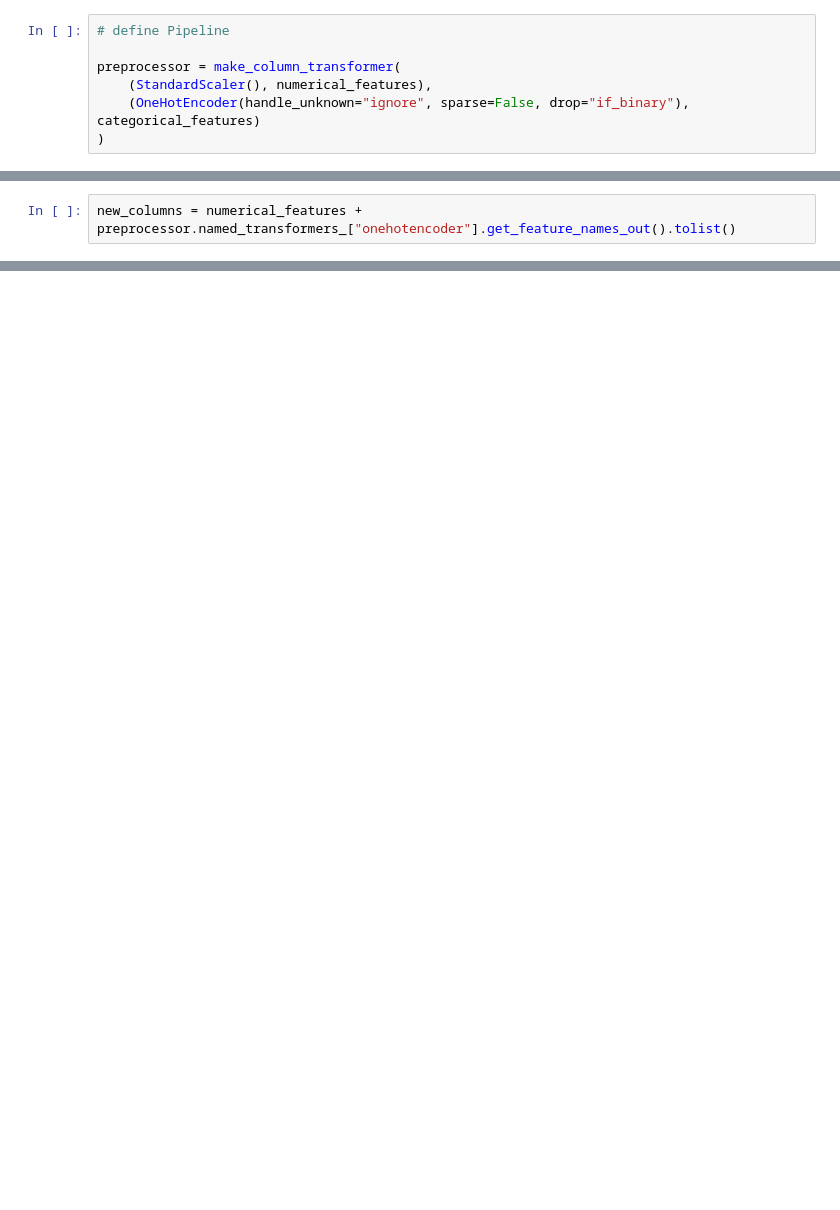
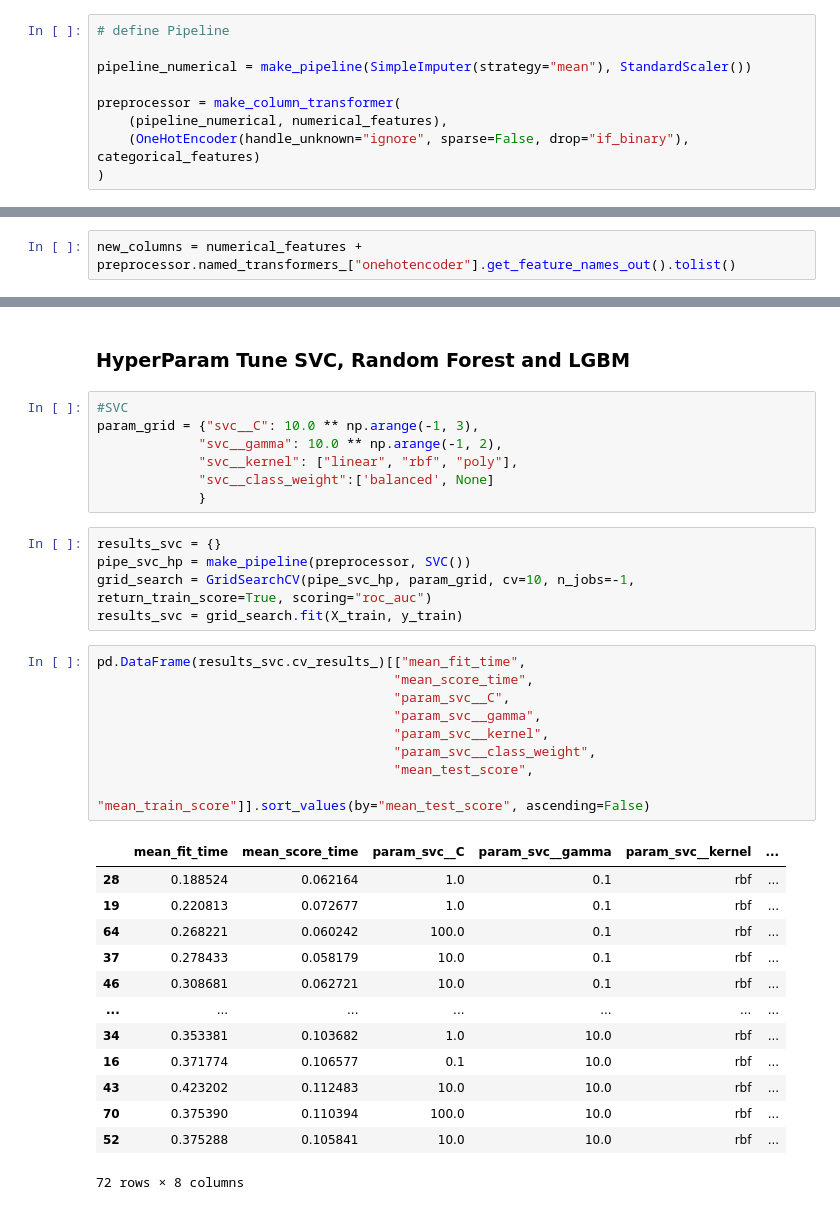
Before and after one commit to valli180/customer_churn_analysis, a Jupyter notebook: model.ipynb, the cells around one changed output, grey strips where cells are left out. Drawn from its saved outputs; the diff is of its cells as text; blank space fills up the shorter version.

Commit message:
Complete HyperParam Tuning

```diff
--- a/model.ipynb
+++ b/model.ipynb
@@ -232,8 +277,10 @@ pass_through = []
 # %%
 # define Pipeline
 
+pipeline_numerical = make_pipeline(SimpleImputer(strategy="mean"), StandardScaler())
+
 preprocessor = make_column_transformer(
-    (StandardScaler(), numerical_features),
+    (pipeline_numerical, numerical_features),
     (OneHotEncoder(handle_unknown="ignore", sparse=False, drop="if_binary"), categorical_features)
 )
 # %%
@@ -286,0 +403,37 @@ def cross_val_score(model, X_train, y_train, X_val, y_val, return_train_score=Tr
+# %% [markdown]
+### HyperParam Tune SVC, Random Forest and LGBM
+# %%
+#SVC
+param_grid = {"svc__C": 10.0 ** np.arange(-1, 3),
+             "svc__gamma": 10.0 ** np.arange(-1, 2),
+             "svc__kernel": ["linear", "rbf", "poly"],
+             "svc__class_weight":['balanced', None]
+             }
+# %%
+results_svc = {}
+pipe_svc_hp = make_pipeline(preprocessor, SVC())
+grid_search = GridSearchCV(pipe_svc_hp, param_grid, cv=10, n_jobs=-1, return_train_score=True, scoring="roc_auc")
+results_svc = grid_search.fit(X_train, y_train)
+# %%
+pd.DataFrame(results_svc.cv_results_)[["mean_fit_time",
+                                      "mean_score_time",
+                                      "param_svc__C",
+                                      "param_svc__gamma",
+                                      "param_svc__kernel",
+                                      "param_svc__class_weight",
+                                      "mean_test_score",
+                                      "mean_train_score"]].sort_values(by="mean_test_score", ascending=False)
+# %% [output]
+|  | mean_fit_time | mean_score_time | param_svc__C | param_svc__gamma | param_svc__kernel | ... |
+| 28 | 0.188524 | 0.062164 | 1.0 | 0.1 | rbf | ... |
+| 19 | 0.220813 | 0.072677 | 1.0 | 0.1 | rbf | ... |
+| 64 | 0.268221 | 0.060242 | 100.0 | 0.1 | rbf | ... |
+| 37 | 0.278433 | 0.058179 | 10.0 | 0.1 | rbf | ... |
+| 46 | 0.308681 | 0.062721 | 10.0 | 0.1 | rbf | ... |
+| ... | ... | ... | ... | ... | ... | ... |
+| 34 | 0.353381 | 0.103682 | 1.0 | 10.0 | rbf | ... |
+| 16 | 0.371774 | 0.106577 | 0.1 | 10.0 | rbf | ... |
+| 43 | 0.423202 | 0.112483 | 10.0 | 10.0 | rbf | ... |
+| 70 | 0.375390 | 0.110394 | 100.0 | 10.0 | rbf | ... |
+| 52 | 0.375288 | 0.105841 | 10.0 | 10.0 | rbf | ... |
+72 rows × 8 columns
```
Also changed, not shown: parts of 32 cells of this notebook.
